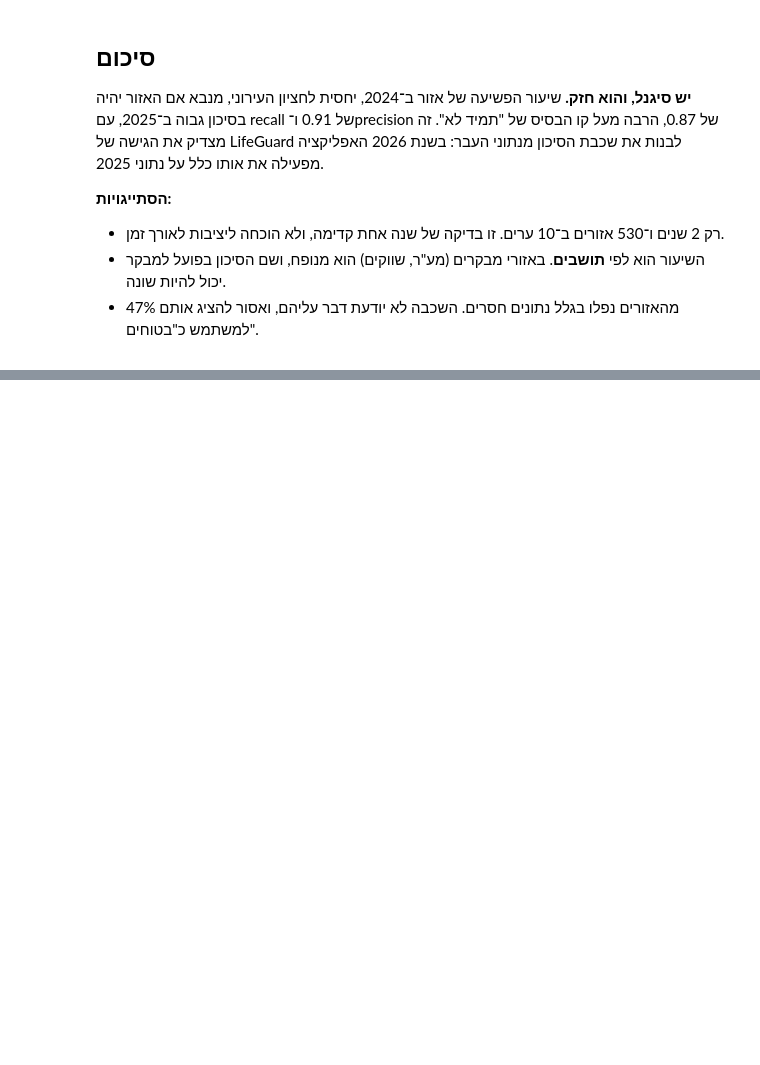
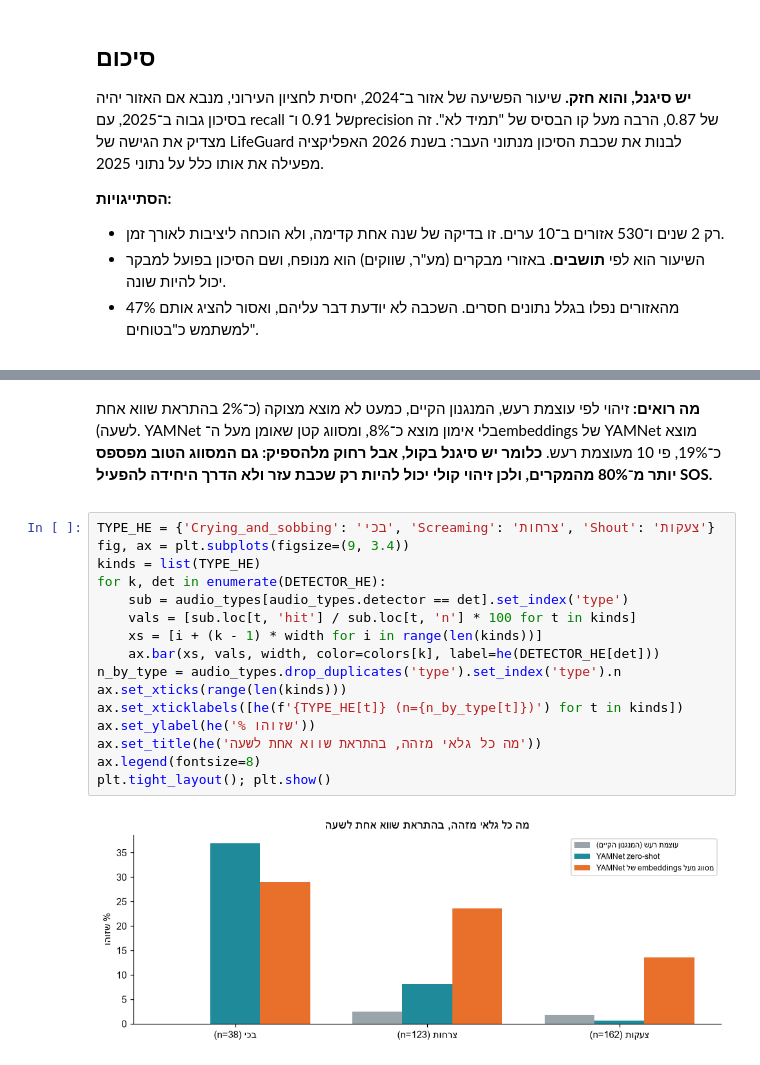
Before and after one commit to Ariel-Vibe-Algorithm/LifeGuard-, a Jupyter notebook: notebook/eda_notebook.ipynb, the cells around one changed output, grey strips where cells are left out. Saved outputs shown, nothing was run; the diff lists cells and outputs as text; blank space fills up the shorter version.

```diff
--- a/notebook/eda_notebook.ipynb
+++ b/notebook/eda_notebook.ipynb
@@ -489,0 +559,24 @@ plt.tight_layout(); plt.show()
+# %% [markdown]
+<div dir="rtl">
+
+**מה רואים:** זיהוי לפי עוצמת רעש, המנגנון הקיים, כמעט לא מוצא מצוקה (כ־2% בהתראת שווא אחת לשעה). YAMNet בלי אימון מוצא כ־8%, ומסווג קטן שאומן מעל ה־embeddings של YAMNet מוצא כ־19%, פי 10 מעוצמת רעש. **כלומר יש סיגנל בקול, אבל רחוק מלהספיק: גם המסווג הטוב מפספס יותר מ־80% מהמקרים, ולכן זיהוי קולי יכול להיות רק שכבת עזר ולא הדרך היחידה להפעיל SOS.**
+
+</div>
+# %%
+TYPE_HE = {'Crying_and_sobbing': 'בכי', 'Screaming': 'צרחות', 'Shout': 'צעקות'}
+fig, ax = plt.subplots(figsize=(9, 3.4))
+kinds = list(TYPE_HE)
+for k, det in enumerate(DETECTOR_HE):
+    sub = audio_types[audio_types.detector == det].set_index('type')
+    vals = [sub.loc[t, 'hit'] / sub.loc[t, 'n'] * 100 for t in kinds]
+    xs = [i + (k - 1) * width for i in range(len(kinds))]
+    ax.bar(xs, vals, width, color=colors[k], label=he(DETECTOR_HE[det]))
+n_by_type = audio_types.drop_duplicates('type').set_index('type').n
+ax.set_xticks(range(len(kinds)))
+ax.set_xticklabels([he(f'{TYPE_HE[t]} (n={n_by_type[t]})') for t in kinds])
+ax.set_ylabel(he('% שזוהו'))
+ax.set_title(he('מה כל גלאי מזהה, בהתראת שווא אחת לשעה'))
+ax.legend(fontsize=8)
+plt.tight_layout(); plt.show()
+# %% [output]
+[figure, added]
```
Also changed, not shown: parts of 4 cells of this notebook, 1 other file.
